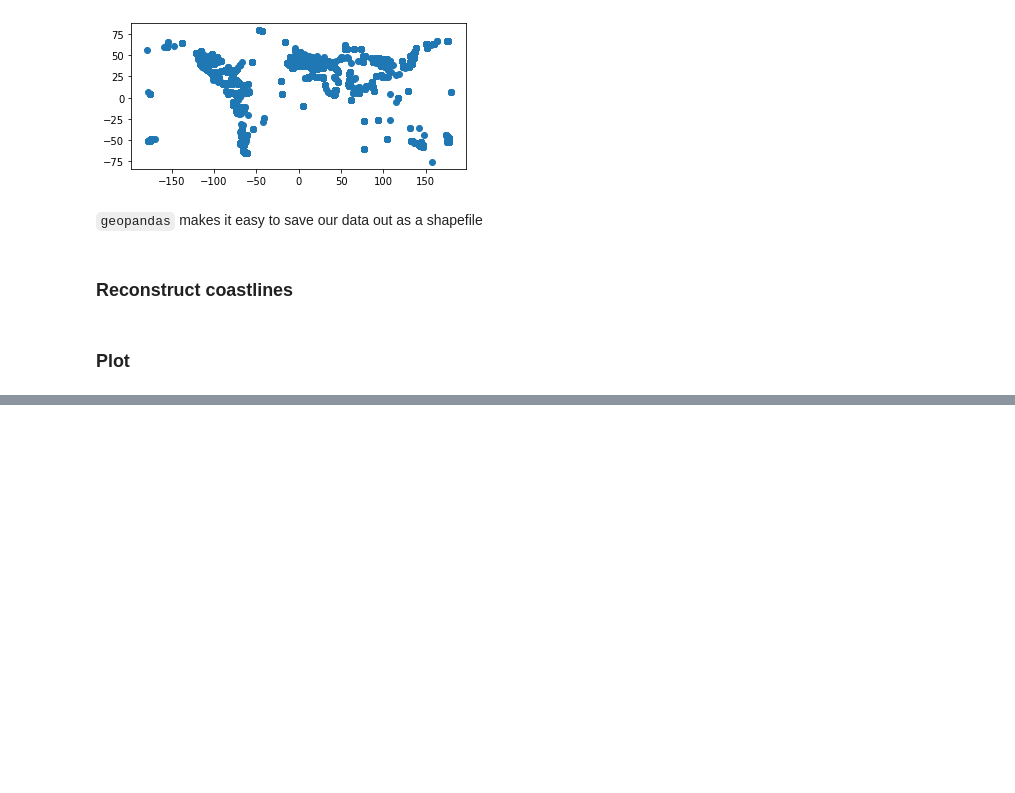
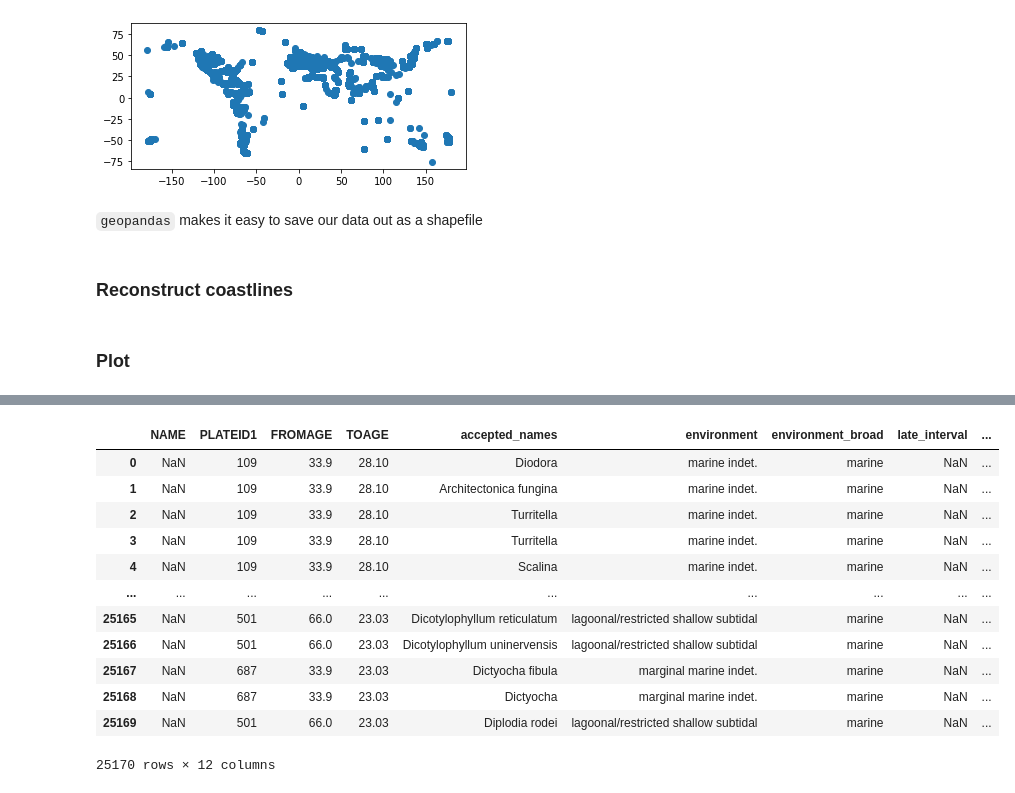
Before and after one commit to GPlates/pygplates-course-2022, a Jupyter notebook: 05-Reconstructing-more-features.ipynb, the cells around one changed output, grey strips where cells are left out. Cells and saved outputs as stored; diff of their text form; code cells hidden in the pictures; blank space fills up the shorter version.

```diff
--- a/05-Reconstructing-more-features.ipynb
+++ b/05-Reconstructing-more-features.ipynb
@@ -467,0 +501,17 @@ what is happening with these subplots? Need to figure out later...
+# %%
+# reconstruct pbdb data
+gpd_pbdb
+# %% [output]
+|  | NAME | PLATEID1 | FROMAGE | TOAGE | accepted_names | environment | environment_broad | late_interval | ... |
+| 0 | NaN | 109 | 33.9 | 28.10 | Diodora | marine indet. | marine | NaN | ... |
+| 1 | NaN | 109 | 33.9 | 28.10 | Architectonica fungina | marine indet. | marine | NaN | ... |
+| 2 | NaN | 109 | 33.9 | 28.10 | Turritella | marine indet. | marine | NaN | ... |
+| 3 | NaN | 109 | 33.9 | 28.10 | Turritella | marine indet. | marine | NaN | ... |
+| 4 | NaN | 109 | 33.9 | 28.10 | Scalina | marine indet. | marine | NaN | ... |
+| ... | ... | ... | ... | ... | ... | ... | ... | ... | ... |
+| 25165 | NaN | 501 | 66.0 | 23.03 | Dicotylophyllum reticulatum | lagoonal/restricted shallow subtidal | marine | NaN | ... |
+| 25166 | NaN | 501 | 66.0 | 23.03 | Dicotylophyllum uninervensis | lagoonal/restricted shallow subtidal | marine | NaN | ... |
+| 25167 | NaN | 687 | 33.9 | 23.03 | Dictyocha fibula | marginal marine indet. | marine | NaN | ... |
+| 25168 | NaN | 687 | 33.9 | 23.03 | Dictyocha | marginal marine indet. | marine | NaN | ... |
+| 25169 | NaN | 501 | 66.0 | 23.03 | Diplodia rodei | lagoonal/restricted shallow subtidal | marine | NaN | ... |
+25170 rows × 12 columns
```
Also changed, not shown: parts of 29 cells of this notebook.
